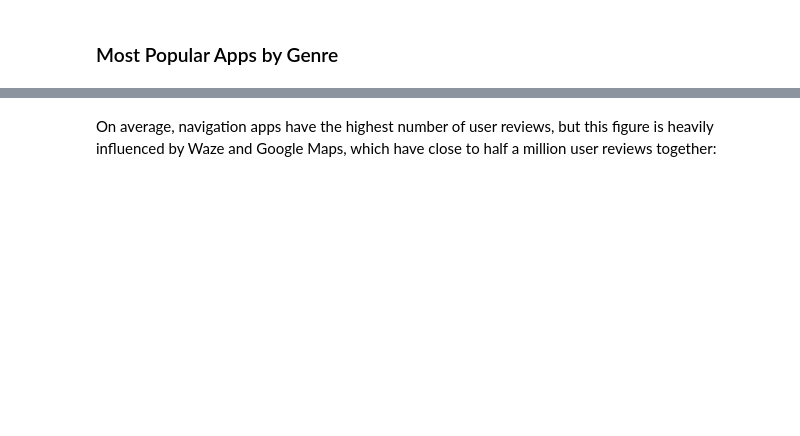
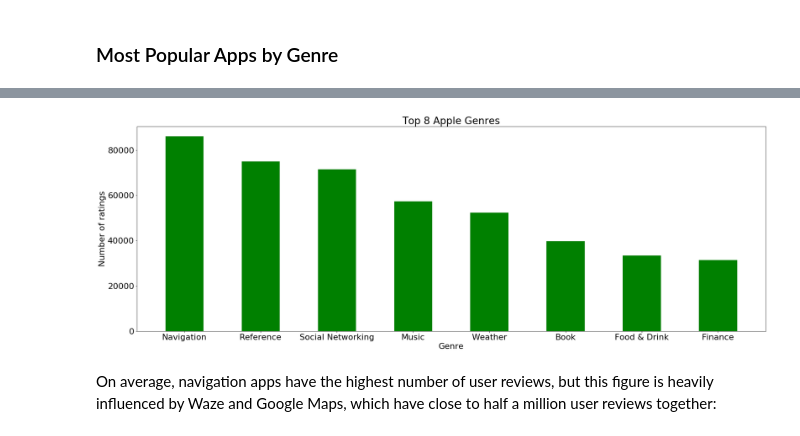
Before and after one commit to anirusso/app-data, a Jupyter notebook: app-data.ipynb, the cells around one changed output, grey strips where cells are left out. Cells and saved outputs as stored; diff of their text form; code cells hidden in the pictures; blank space fills up the shorter version.

Commit message:
updating to include popular apps using google data

```diff
--- a/app-data.ipynb
+++ b/app-data.ipynb
@@ -584,5 +631,6 @@ One way to find out what genres are the most popular (have the most users) is to
 
 Below, we calculate the average number of user ratings per app genre on the App Store:
 # %%
-apple_data.groupby(['prime_genre']).mean().sort_values(['rating_count_tot'], ascending=False)
+top_apple = apple_data.groupby(['prime_genre']).mean().sort_values(['rating_count_tot'], ascending=False)['rating_count_tot']
+top_apple
 # %% [output]
@@ -607,3 +654,17 @@ apple_data.groupby(['prime_genre']).mean().sort_values(['rating_count_tot'], asc
+# %%
+import matplotlib.pyplot as plt
+%matplotlib inline
+plt.rcParams.update({'font.size': 22})
+
+fig = plt.figure(figsize = (30, 10))
+plt.bar(top_apple.index[:8], top_apple[:8], color='green', width=0.5)
+
+plt.xlabel("Genre")
+plt.ylabel("Number of ratings")
+plt.title("Top 8 Apple Genres")
+plt.show()
+# %% [output]
+[figure, added]
 # %% [markdown]
 On average, navigation apps have the highest number of user reviews, but this figure is heavily influenced by Waze and Google Maps, which have close to half a million user reviews together:
 # %%
```
Also changed, not shown: parts of 33 cells of this notebook.
